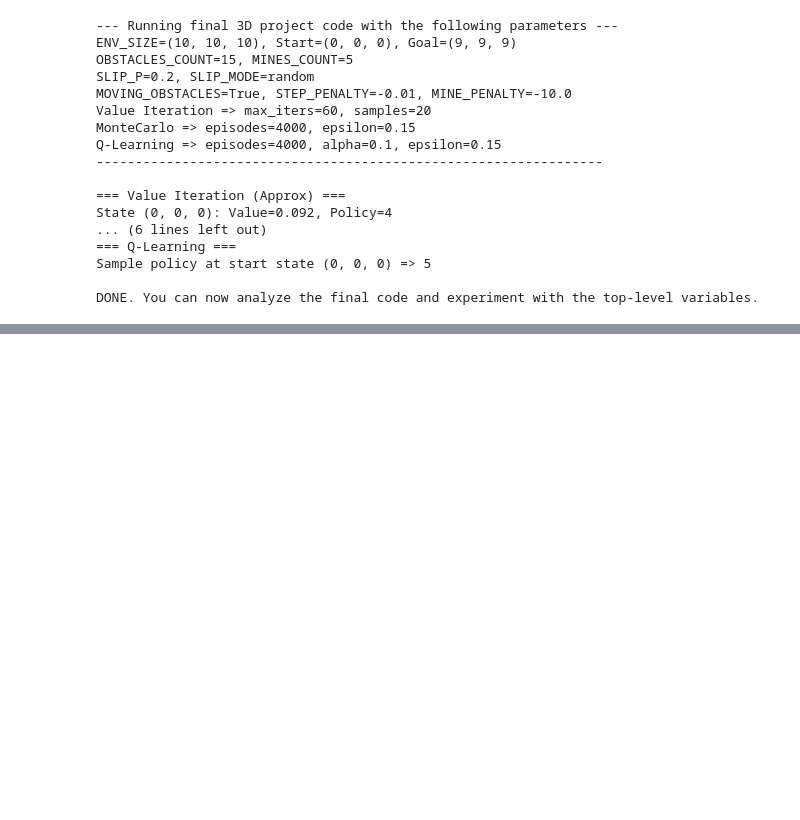
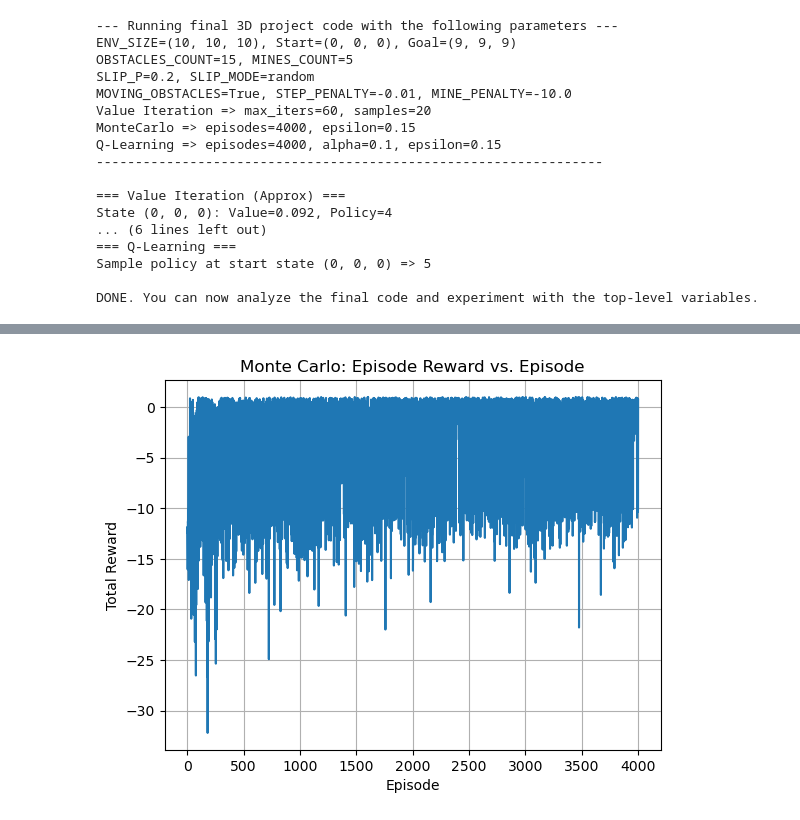
Before and after one commit to beachu23/COGS188_Final, a Jupyter notebook: final_code.ipynb, the cells around one changed output, grey strips where cells are left out. Drawn from its saved outputs; the diff is of its cells as text; code cells hidden in the pictures; blank space fills up the shorter version.

```diff
--- a/final_code.ipynb
+++ b/final_code.ipynb
@@ -687,0 +522,17 @@ plt.show()
+# %%
+Q_mc, pi_mc, mc_rewards = mc_control_3d_trace(
+    env_3d,
+    gamma=GAMMA,
+    epsilon=MC_EPSILON,
+    episodes=MC_EPISODES
+)
+
+plt.figure()
+plt.plot(mc_rewards)
+plt.title("Monte Carlo: Episode Reward vs. Episode")
+plt.xlabel("Episode")
+plt.ylabel("Total Reward")
+plt.grid(True)
+plt.show()
+# %% [output]
+[figure, added]
```
Also changed, not shown: parts of 17 cells of this notebook, 9 other files.
